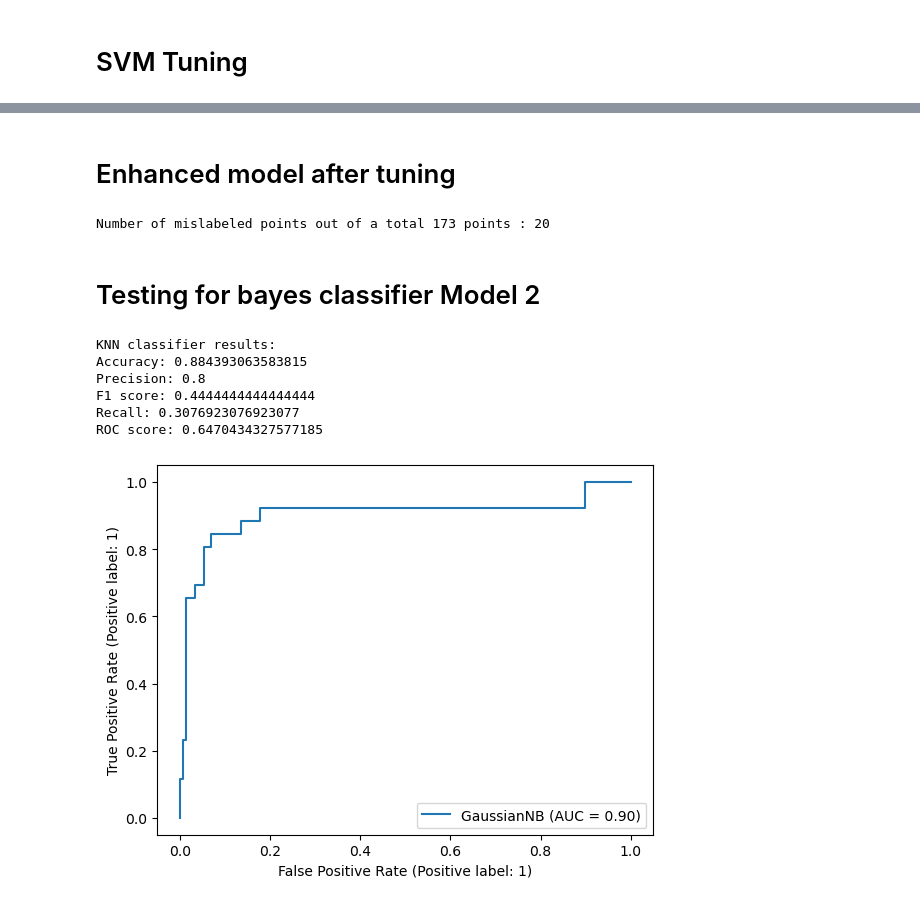
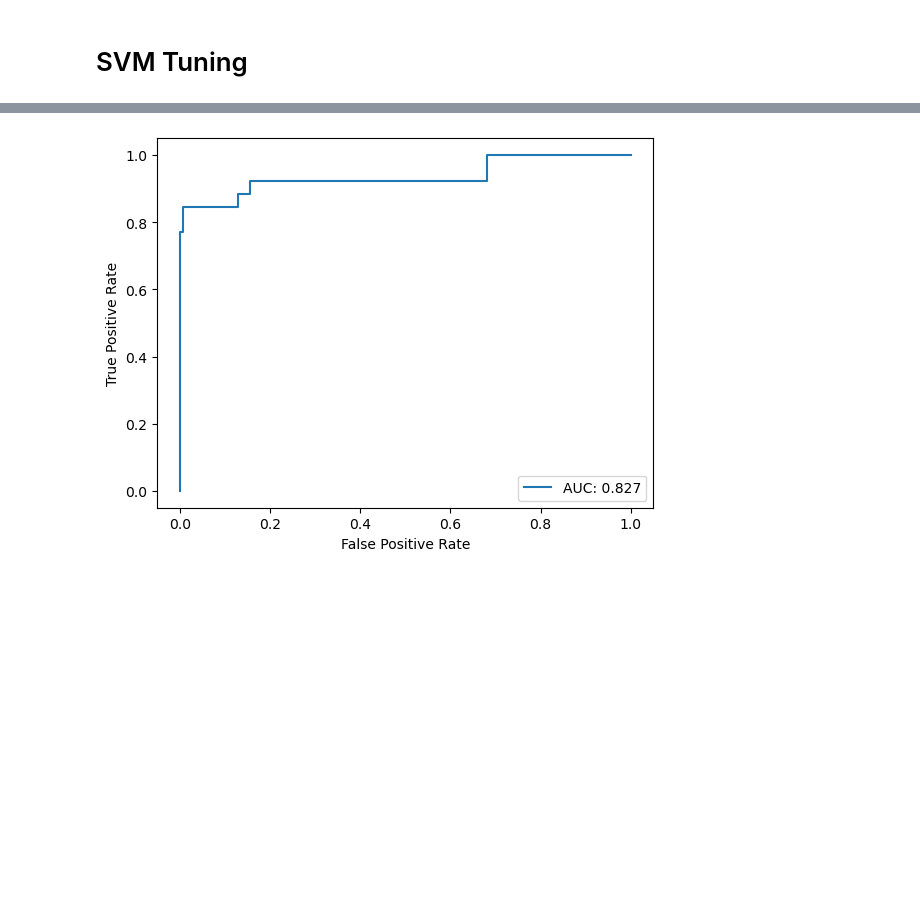
Before and after one commit to mahgob601/MachineLearning-Project, a Jupyter notebook: KNN.ipynb, the cells around one changed output, grey strips where cells are left out. Cells and saved outputs as stored; diff of their text form; code cells hidden in the pictures; blank space fills up the shorter version.

```diff
--- a/KNN.ipynb
+++ b/KNN.ipynb
@@ -215,7 +131,7 @@ ROC score: 0.7974882260596546
 
 grid_params_svm = {'C': [0.1, 1, 10, 100],
               'gamma': [1, 0.1, 0.01, 0.001],
-              'kernel': ['linear']}
+              'kernel': ['linear', 'rbf']}
 
 grid = GridSearchCV(svm.SVC(), grid_params_svm, refit = True, verbose = 3)
 # %%
@@ -270,6 +171,0 @@ plt.show()
-# %%
-from sklearn.naive_bayes import GaussianNB
-gnb_classifier = GaussianNB()
-gnb_classifier.fit(x_train, y_train)
-y_pred_bayes = gnb_classifier.predict(x_test)
-print("Number of mislabeled points out of a total %d points : %d" % (x_test.shape[0], (y_test != y_pred_bayes).sum()))
@@ -279,0 +174,5 @@ Number of mislabeled points out of a total 173 points : 85
+# %%
+svm_classifier_2 = svm.SVC(kernel='linear', gamma=1, C=1, probability=True)
+
+# fitting the model with our train data
+svm_classifier_2.fit(x_train, y_train)
@@ -280,8 +196,9 @@ Number of mislabeled points out of a total 173 points : 85
 # %%
-print("KNN classifier results:")
-print("Accuracy:", metrics.accuracy_score(y_test , y_pred_bayes))
-print("Precision:", metrics.precision_score(y_test , y_pred_bayes))
-print("F1 score:",metrics.f1_score(y_test , y_pred_bayes))
-print("Recall:", metrics.recall_score(y_test , y_pred_bayes))
-print("ROC score:", metrics.roc_auc_score(y_test , y_pred_bayes))
+y_pred4 = svm_classifier_2.predict(x_test)
+print("SVM Validation classifier results:")
+print("Accuracy:", metrics.accuracy_score(y_test , y_pred4))
+print("Precision:", metrics.precision_score(y_test , y_pred4))
+print("F1 score:",metrics.f1_score(y_test , y_pred4))
+print("Recall:", metrics.recall_score(y_test , y_pred4))
+print("ROC score:", metrics.roc_auc_score(y_test , y_pred4))
 # %% [output]
@@ -310,29 +211,10 @@ svc_disp = RocCurveDisplay.from_estimator(gnb_classifier, x_test, y_test)
-# %% [markdown]
-# Enhanced model after tuning
-# %%
-gnb_classifier_enhanced = GaussianNB(var_smoothing=0.03511191734215131)
-gnb_classifier_enhanced.fit(x_train, y_train)
-y_pred_bayes_2 = gnb_classifier_enhanced.predict(x_test)
-print("Number of mislabeled points out of a total %d points : %d" % (x_test.shape[0], (y_test != y_pred_bayes_2).sum()))
-# %% [output]
-Number of mislabeled points out of a total 173 points : 20
-# %% [markdown]
-# Testing for bayes classifier Model 2
-# %%
-print("KNN classifier results:")
-print("Accuracy:", metrics.accuracy_score(y_test , y_pred_bayes_2))
-print("Precision:", metrics.precision_score(y_test , y_pred_bayes_2))
-print("F1 score:",metrics.f1_score(y_test , y_pred_bayes_2))
-print("Recall:", metrics.recall_score(y_test , y_pred_bayes_2))
-print("ROC score:", metrics.roc_auc_score(y_test , y_pred_bayes_2))
-# %% [output]
-KNN classifier results:
-Accuracy: 0.884393063583815
-Precision: 0.8
-F1 score: 0.4444444444444444
-Recall: 0.3076923076923077
-ROC score: 0.6470434327577185
-# %%
-svc_disp = RocCurveDisplay.from_estimator(gnb_classifier_enhanced, x_test, y_test)
-# %% [output]
-[figure, removed]
+# %%
+y_pred_proba2 = svm_classifier_2.predict_proba(x_test)[::, 1]
+fpr2, tpr2, _2 = metrics.roc_curve(y_test, y_pred_proba2)
+plt.plot(fpr2, tpr2, label="AUC: " + str(round(metrics.roc_auc_score(y_test, y_pred4),3)))
+plt.ylabel('True Positive Rate')
+plt.xlabel('False Positive Rate')
+plt.legend(loc=4)
+plt.show()
+# %% [output]
+[figure, added]
```
Also changed, not shown: parts of 45 cells of this notebook.
